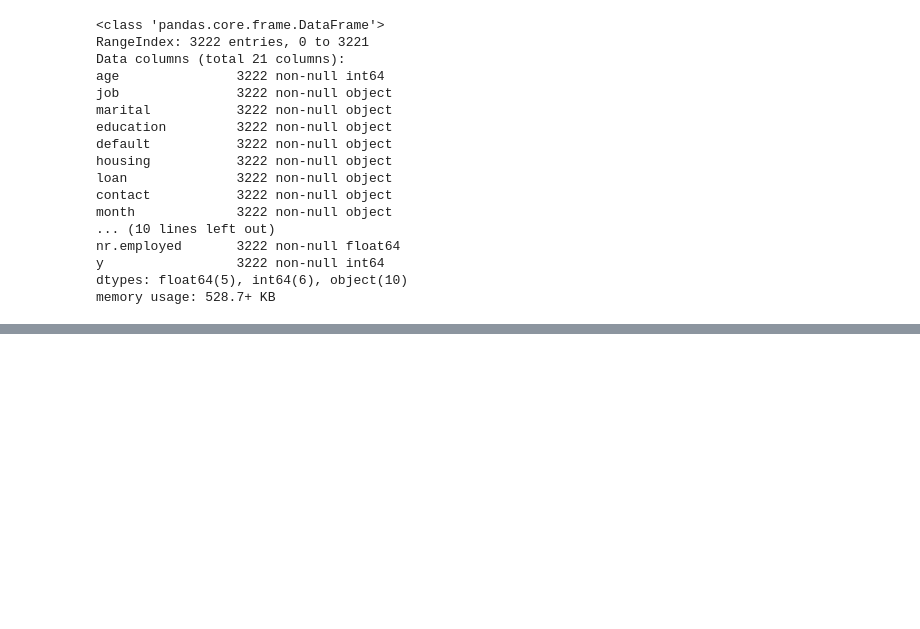
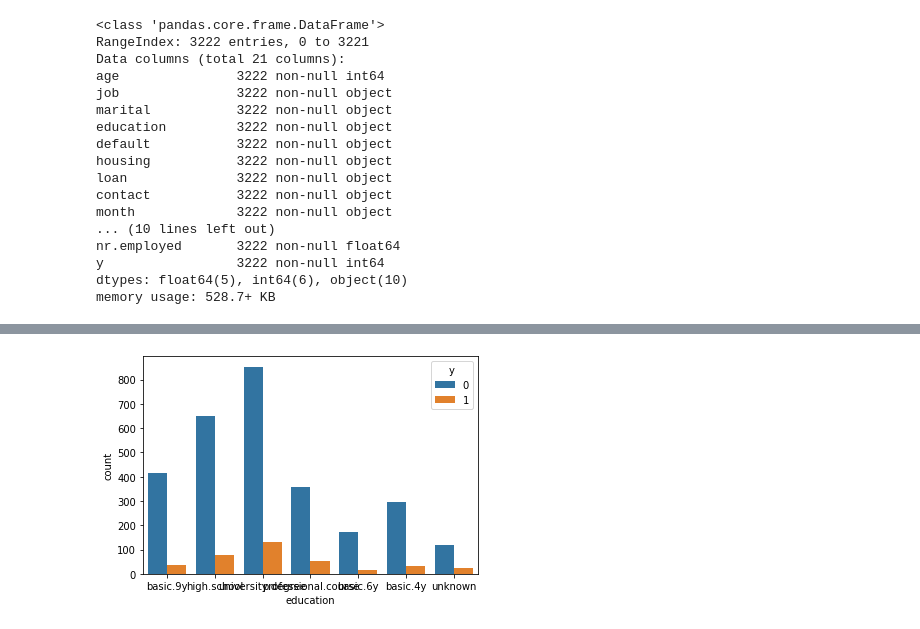
Before and after one commit to constfadeev/Summer_School, a Jupyter notebook: 1 binary classification/baseline_1.ipynb, the cells around one changed output, grey strips where cells are left out. Saved outputs shown, nothing was run; the diff lists cells and outputs as text; code cells hidden in the pictures; blank space fills up the shorter version.

```diff
--- a/1 binary classification/baseline_1.ipynb
+++ b/1 binary classification/baseline_1.ipynb
@@ -83,0 +167,4 @@ train.describe()
+# %%
+sns.countplot(x='education', hue='y', data=train_cd);
+# %% [output]
+[figure, added]
```
Also changed, not shown: parts of 12 cells of this notebook.
